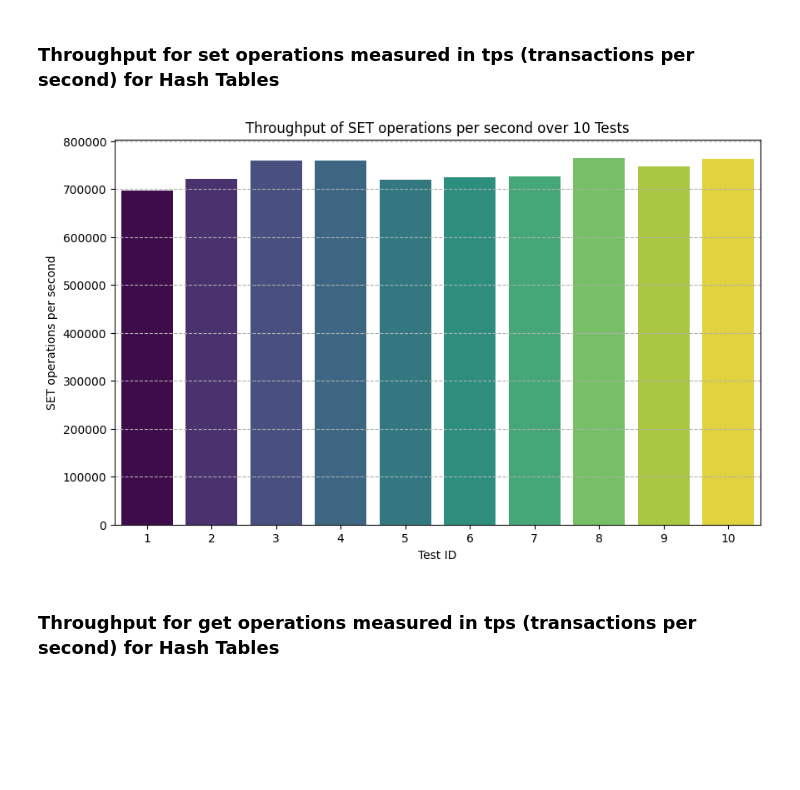
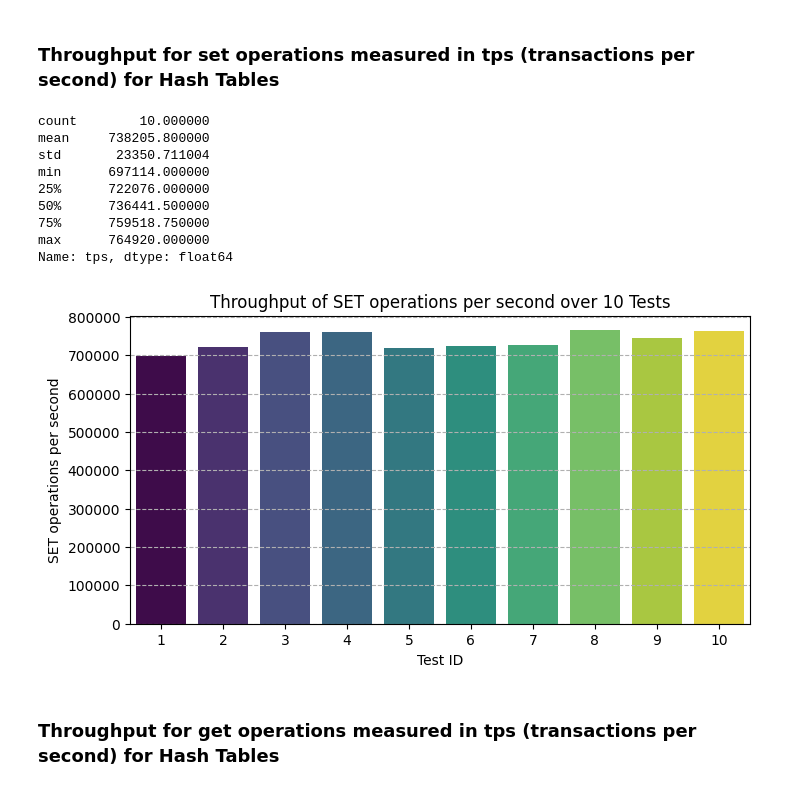
Before and after one commit to rayaan01/switchboard, a Jupyter notebook: jupyter/Analysis.ipynb, the cells around one changed output. Drawn from its saved outputs; the diff is of its cells as text; code cells hidden in the pictures; blank space fills up the shorter version.

```diff
--- a/jupyter/Analysis.ipynb
+++ b/jupyter/Analysis.ipynb
@@ -515,15 +536,27 @@ Name: duration, dtype: float64
 # %%
 df = pd.read_csv('hash_tables/throughput/hash_table_tps_set_metrics.csv')
 
-plt.figure(figsize=(10, 6))
+print(df['tps'].describe())
+
+plt.figure(figsize=(8, 4))
 sns.barplot(x='test_id', y='tps', data=df, hue='test_id', palette='viridis', legend=False)
 plt.title('Throughput of SET operations per second over 10 Tests')
 plt.xlabel('Test ID')
 plt.ylabel('SET operations per second')
 plt.grid(axis='y', linestyle='--')
+plt.savefig('hash_tables/throughput/hash_table_tps_set_metrics_plot.png', bbox_inches='tight')
 plt.show()
 # %% [output]
+count        10.000000
+mean     738205.800000
+std       23350.711004
+min      697114.000000
+25%      722076.000000
+50%      736441.500000
+75%      759518.750000
+max      764920.000000
+Name: tps, dtype: float64
-[figure, old version]
+[figure, new version]
 # %% [markdown]
 ### Throughput for get operations measured in tps (transactions per second) for Hash Tables
 # %%
```
Also changed, not shown: parts of 15 cells of this notebook.
